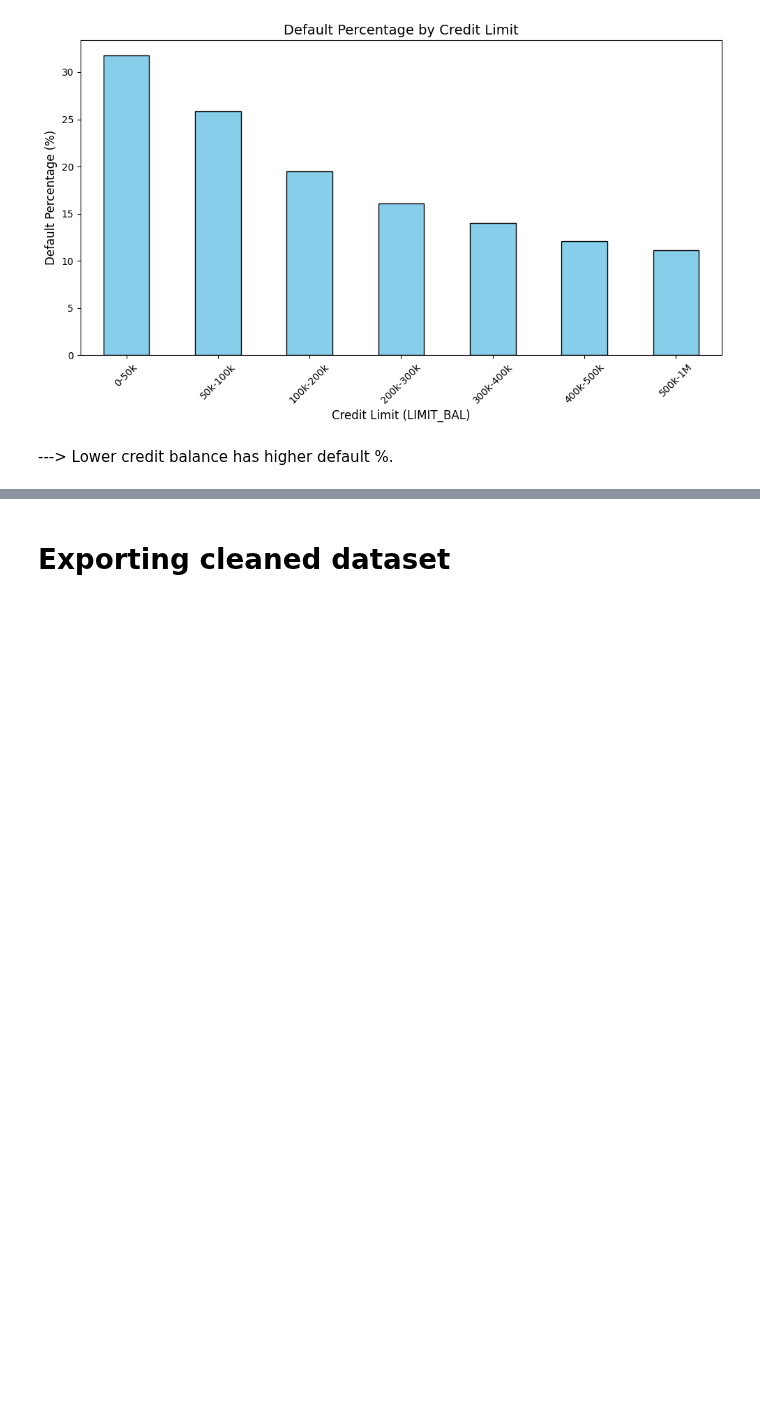
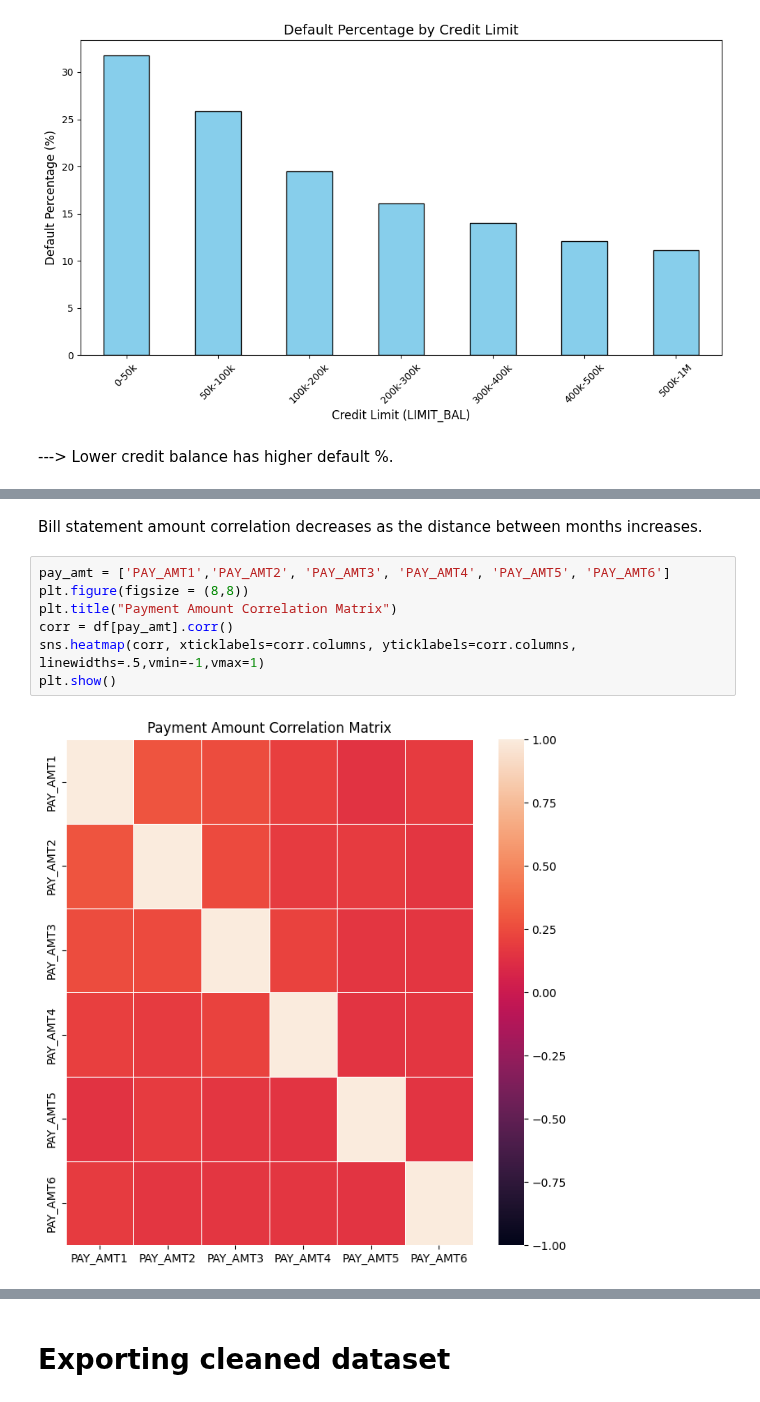
Before and after one commit to minjeoungneev/Default_Credit_Card, a Jupyter notebook: EDA.ipynb, the cells around one changed output, grey strips where cells are left out. Drawn from its saved outputs; the diff is of its cells as text; blank space fills up the shorter version.

```diff
--- a/EDA.ipynb
+++ b/EDA.ipynb
@@ -712,0 +731,11 @@ plt.show()
+# %% [markdown]
+Bill statement amount correlation decreases as the distance between months increases.
+# %%
+pay_amt = ['PAY_AMT1','PAY_AMT2', 'PAY_AMT3', 'PAY_AMT4', 'PAY_AMT5', 'PAY_AMT6']
+plt.figure(figsize = (8,8))
+plt.title("Payment Amount Correlation Matrix")
+corr = df[pay_amt].corr()
+sns.heatmap(corr, xticklabels=corr.columns, yticklabels=corr.columns, linewidths=.5,vmin=-1,vmax=1)
+plt.show()
+# %% [output]
+[figure, added]
```
Also changed, not shown: parts of 9 cells of this notebook.
